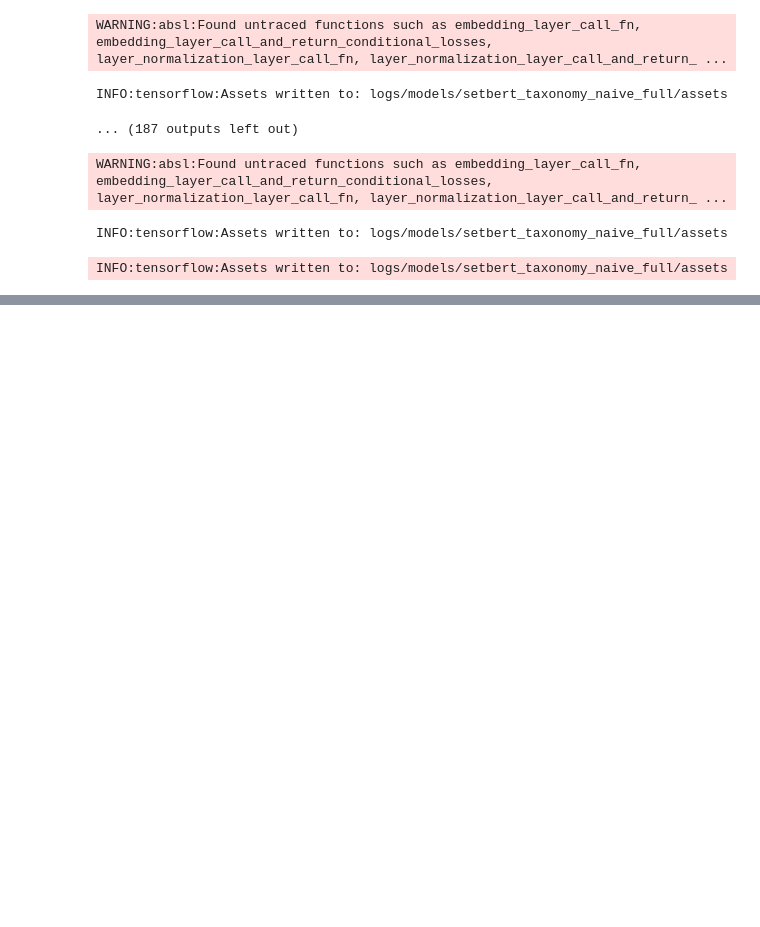
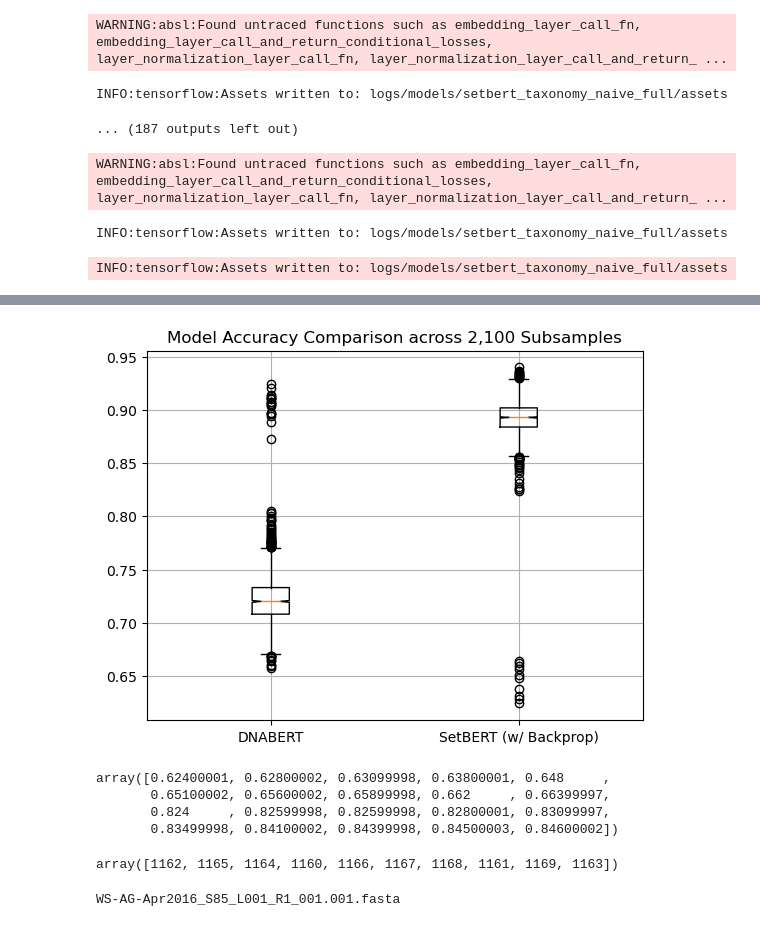
Before and after one commit to DLii-Research/setbert, a Jupyter notebook: notebooks/SetBERT Taxonomy Naive.ipynb, the cells around one changed output, grey strips where cells are left out. Saved outputs shown, nothing was run; the diff lists cells and outputs as text; code cells hidden in the pictures; blank space fills up the shorter version.

```diff
--- a/notebooks/SetBERT Taxonomy Naive.ipynb
+++ b/notebooks/SetBERT Taxonomy Naive.ipynb
@@ -248,0 +306,8 @@ INFO:tensorflow:Assets written to: logs/models/setbert_taxonomy_naive_full/asset
+# %%
+accuracies_dnabert = np.loadtxt("./logs/dnabert_taxonomy_naive_accuracy.txt")
+# %%
+plt.boxplot([accuracies_dnabert, accuracies], notch=True, labels=["DNABERT", "SetBERT (w/ Backprop)"])
+plt.title("Model Accuracy Comparison across 2,100 Subsamples")
+plt.grid()
+# %% [output]
+[figure, added]
@@ -248,0 +316,15 @@ INFO:tensorflow:Assets written to: logs/models/setbert_taxonomy_naive_full/asset
+# %%
+accuracies[np.argsort(accuracies)[:20]]
+# %% [output]
+array([0.62400001, 0.62800002, 0.63099998, 0.63800001, 0.648     ,
+       0.65100002, 0.65600002, 0.65899998, 0.662     , 0.66399997,
+       0.824     , 0.82599998, 0.82599998, 0.82800001, 0.83099997,
+       0.83499998, 0.84100002, 0.84399998, 0.84500003, 0.84600002])
+# %%
+np.argsort(accuracies)[:10]
+# %% [output]
+array([1162, 1165, 1164, 1160, 1166, 1167, 1168, 1161, 1169, 1163])
+# %%
+print(sample_files[0].name)
+# %% [output]
+WS-AG-Apr2016_S85_L001_R1_001.001.fasta
```
Also changed, not shown: parts of 12 cells of this notebook, 3 other files.
